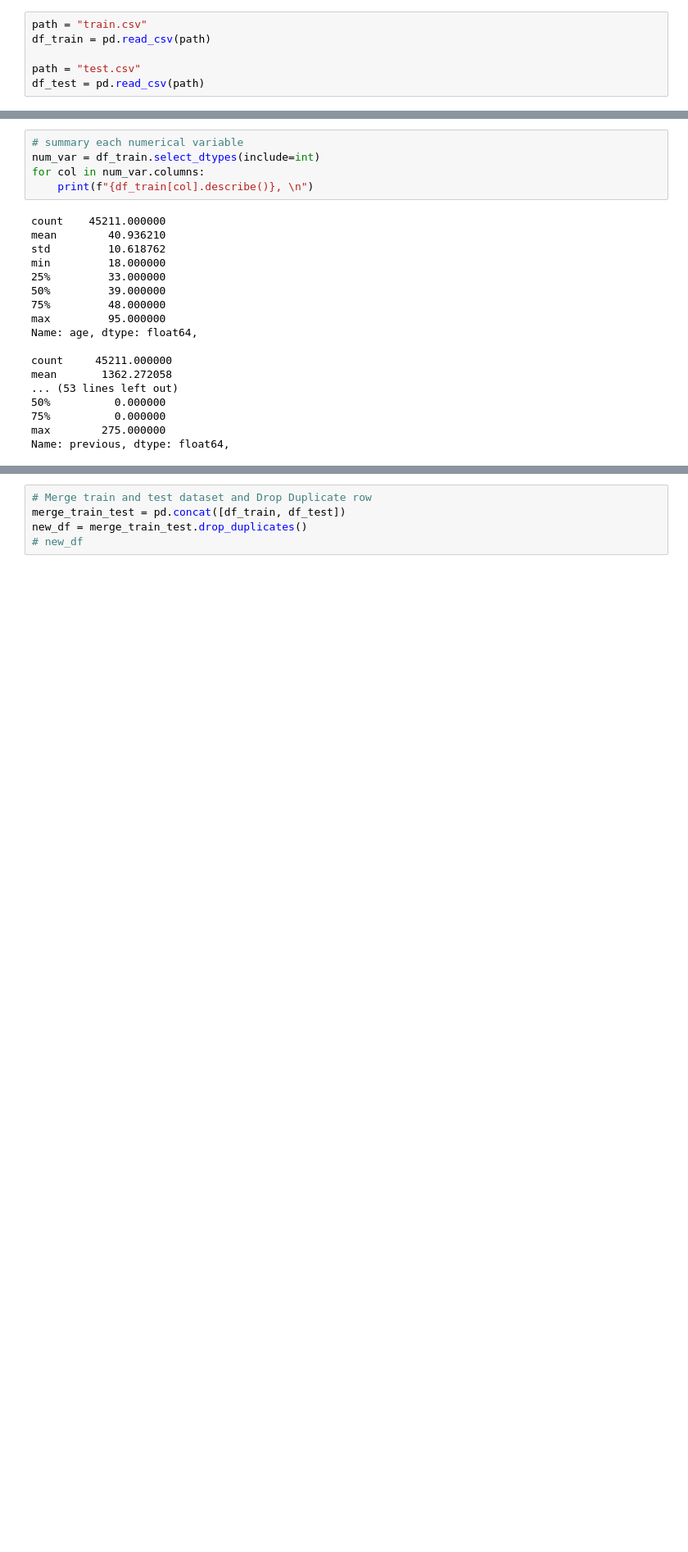
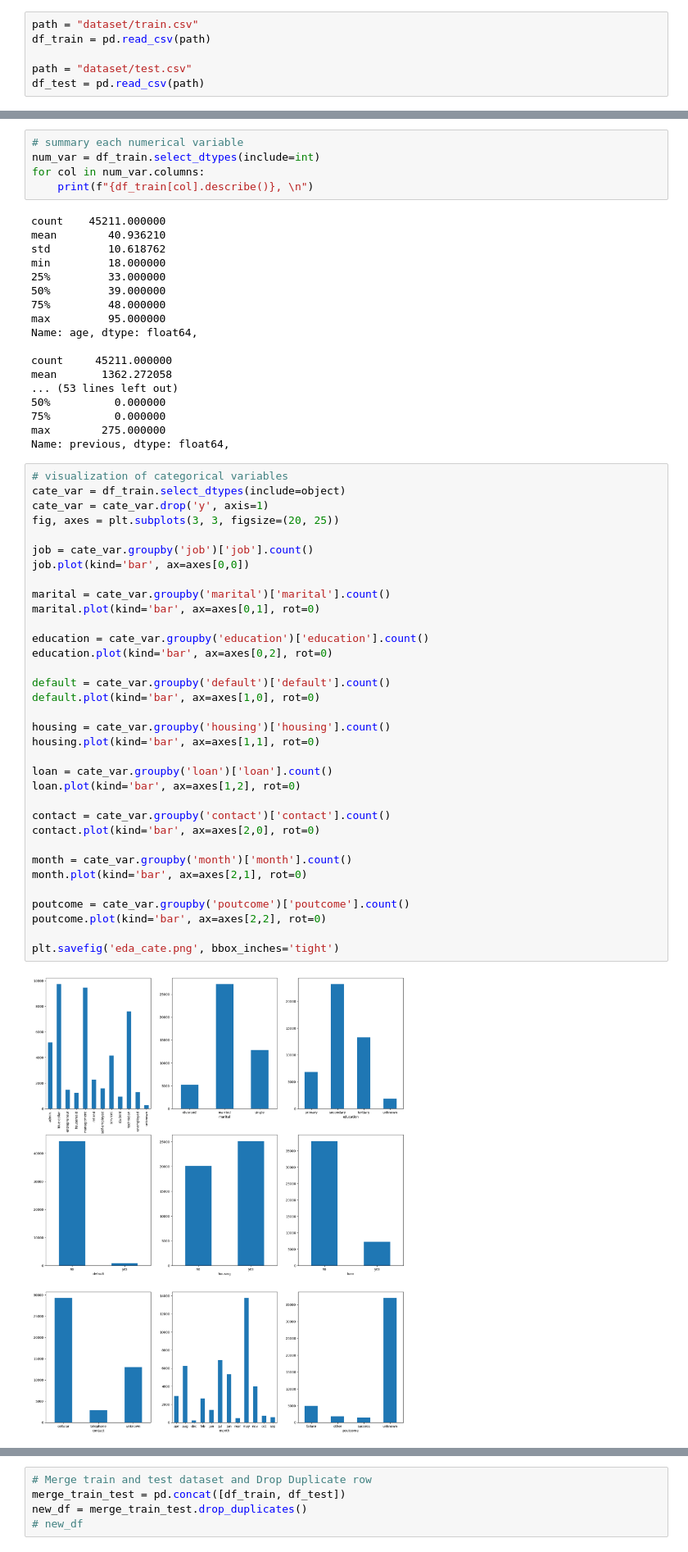
Before and after one commit to SoriyaChan/XGBoost, a Jupyter notebook: XGBClassifer2.ipynb, the cells around one changed output, grey strips where cells are left out. Shown at 82% size. Cells and saved outputs as stored; diff of their text form; blank space fills up the shorter version.

```diff
--- a/XGBClassifer2.ipynb
+++ b/XGBClassifer2.ipynb
@@ -17,10 +17,10 @@ import joblib
 # %% [markdown]
 # Data
 # %%
-path = "train.csv"
+path = "dataset/train.csv"
 df_train = pd.read_csv(path)
 
-path = "test.csv"
+path = "dataset/test.csv"
 df_test = pd.read_csv(path)
 # %%
 df_train.info()
@@ -141,3 +141,39 @@ mean       1362.272058
 75%          0.000000
 max        275.000000
 Name: previous, dtype: float64,
+# %%
+# visualization of categorical variables
+cate_var = df_train.select_dtypes(include=object)
+cate_var = cate_var.drop('y', axis=1)
+fig, axes = plt.subplots(3, 3, figsize=(20, 25))
+
+job = cate_var.groupby('job')['job'].count()
+job.plot(kind='bar', ax=axes[0,0])
+
+marital = cate_var.groupby('marital')['marital'].count()
+marital.plot(kind='bar', ax=axes[0,1], rot=0)
+
+education = cate_var.groupby('education')['education'].count()
+education.plot(kind='bar', ax=axes[0,2], rot=0)
+
+default = cate_var.groupby('default')['default'].count()
+default.plot(kind='bar', ax=axes[1,0], rot=0)
+
+housing = cate_var.groupby('housing')['housing'].count()
+housing.plot(kind='bar', ax=axes[1,1], rot=0)
+
+loan = cate_var.groupby('loan')['loan'].count()
+loan.plot(kind='bar', ax=axes[1,2], rot=0)
+
+contact = cate_var.groupby('contact')['contact'].count()
+contact.plot(kind='bar', ax=axes[2,0], rot=0)
+
+month = cate_var.groupby('month')['month'].count()
+month.plot(kind='bar', ax=axes[2,1], rot=0)
+
+poutcome = cate_var.groupby('poutcome')['poutcome'].count()
+poutcome.plot(kind='bar', ax=axes[2,2], rot=0)
+
+plt.savefig('eda_cate.png', bbox_inches='tight')
+# %% [output]
+[figure, added]
```
Also changed, not shown: parts of 15 cells of this notebook, 4 other files.
